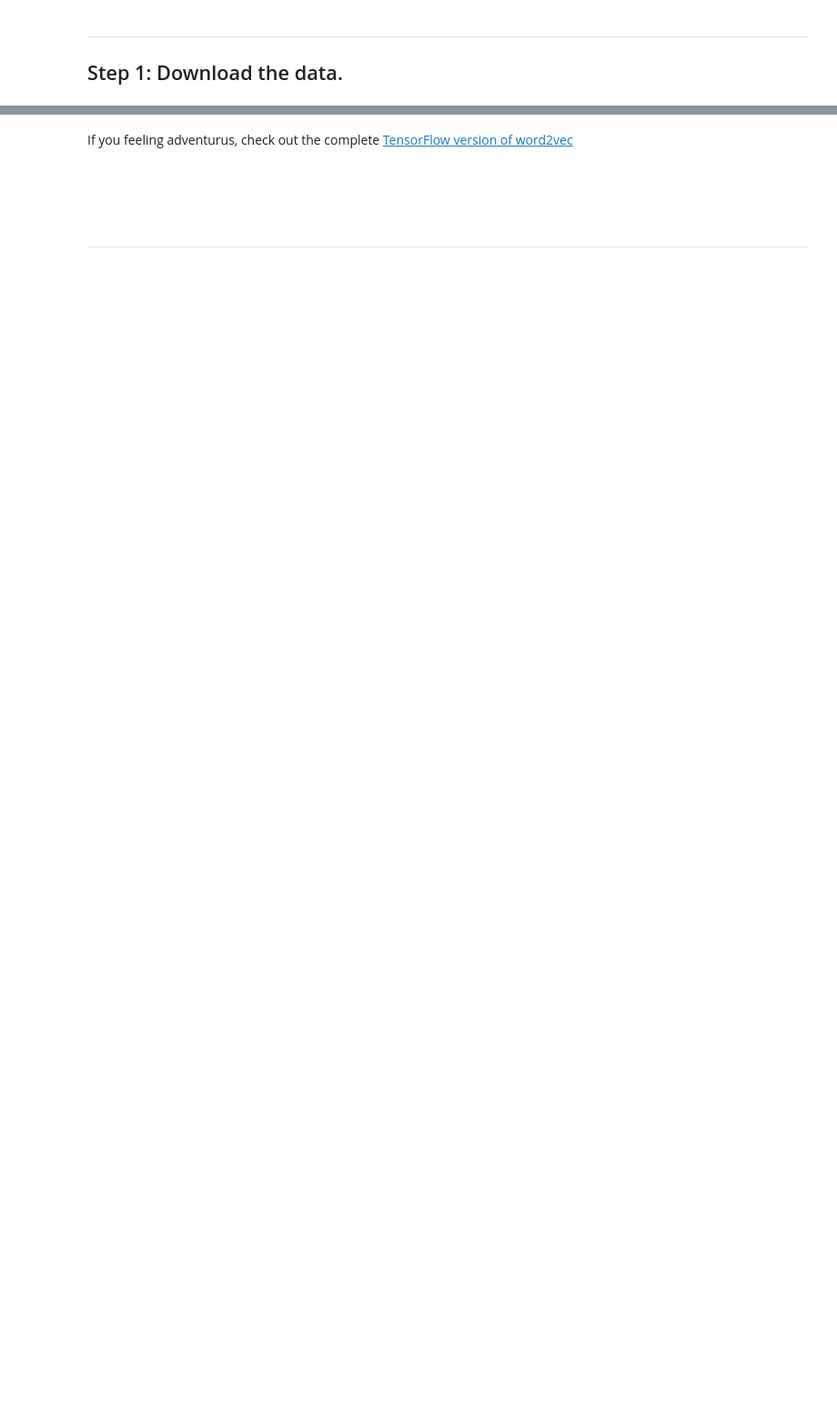
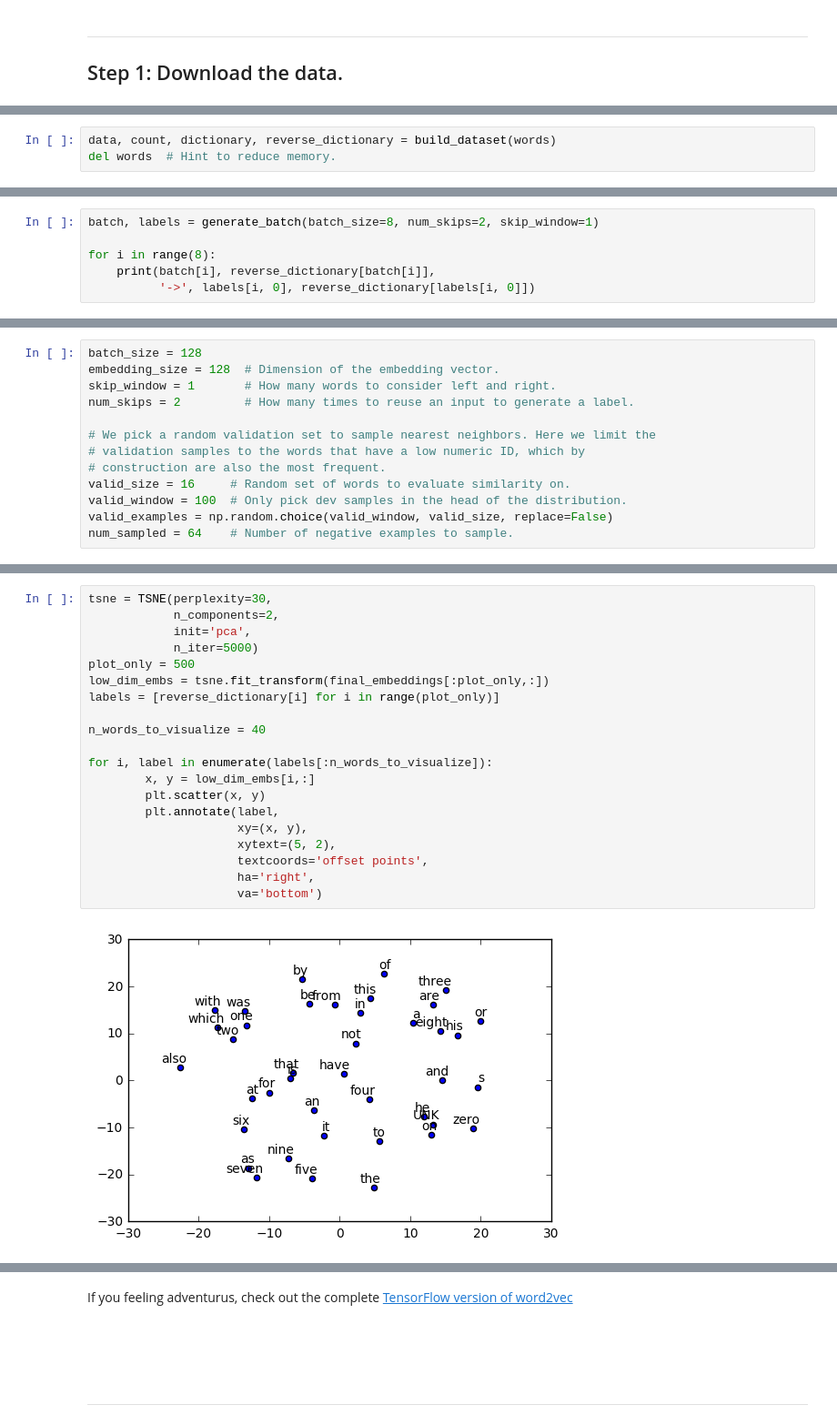
Before and after one commit to brianspiering/word2vec-workshop, a Jupyter notebook: 2_word2vec_activity.ipynb, the cells around one changed output, grey strips where cells are left out. Shown at 91% size. Cells and saved outputs as stored; diff of their text form; blank space fills up the shorter version.

```diff
--- a/2_word2vec_activity.ipynb
+++ b/2_word2vec_activity.ipynb
@@ -41,0 +107,3 @@ filename = maybe_download('text8.zip', 31344016)
+# %%
+data, count, dictionary, reverse_dictionary = build_dataset(words)
+del words  # Hint to reduce memory.
@@ -41,0 +165,6 @@ filename = maybe_download('text8.zip', 31344016)
+# %%
+batch, labels = generate_batch(batch_size=8, num_skips=2, skip_window=1)
+
+for i in range(8):
+    print(batch[i], reverse_dictionary[batch[i]],
+          '->', labels[i, 0], reverse_dictionary[labels[i, 0]])
@@ -41,0 +184,13 @@ filename = maybe_download('text8.zip', 31344016)
+# %%
+batch_size = 128
+embedding_size = 128  # Dimension of the embedding vector.
+skip_window = 1       # How many words to consider left and right.
+num_skips = 2         # How many times to reuse an input to generate a label.
+
+# We pick a random validation set to sample nearest neighbors. Here we limit the
+# validation samples to the words that have a low numeric ID, which by
+# construction are also the most frequent.
+valid_size = 16     # Random set of words to evaluate similarity on.
+valid_window = 100  # Only pick dev samples in the head of the distribution.
+valid_examples = np.random.choice(valid_window, valid_size, replace=False)
+num_sampled = 64    # Number of negative examples to sample.
@@ -41,0 +311,22 @@ filename = maybe_download('text8.zip', 31344016)
+# %%
+tsne = TSNE(perplexity=30,
+            n_components=2,
+            init='pca',
+            n_iter=5000)
+plot_only = 500
+low_dim_embs = tsne.fit_transform(final_embeddings[:plot_only,:])
+labels = [reverse_dictionary[i] for i in range(plot_only)]
+
+n_words_to_visualize = 40
+
+for i, label in enumerate(labels[:n_words_to_visualize]):
+        x, y = low_dim_embs[i,:]
+        plt.scatter(x, y)
+        plt.annotate(label,
+                     xy=(x, y),
+                     xytext=(5, 2),
+                     textcoords='offset points',
+                     ha='right',
+                     va='bottom')
+# %% [output]
+[figure, added]
```
Also changed, not shown: parts of 22 cells of this notebook, 1 other file.
